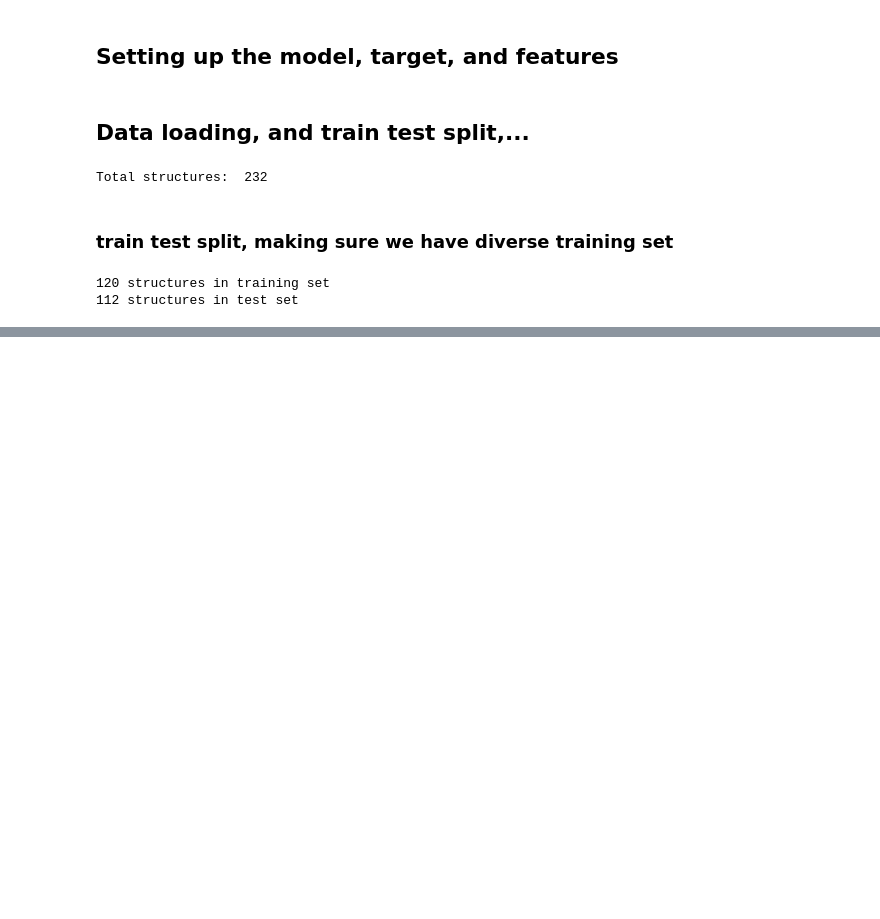
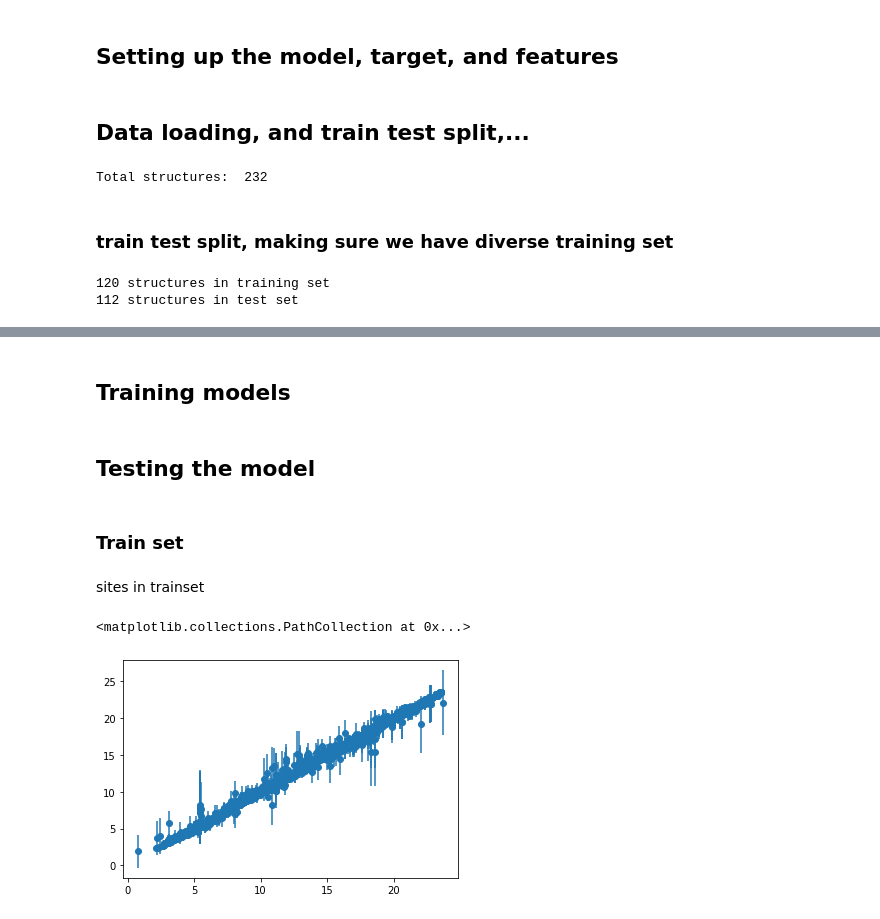
Before and after one commit to SeyedMohamadMoosavi/tools-cp-porousmat, a Jupyter notebook: examples/example_ML_training.ipynb, the cells around one changed output, grey strips where cells are left out. Drawn from its saved outputs; the diff is of its cells as text; code cells hidden in the pictures; blank space fills up the shorter version.

Commit message:
debug prediction ensemble + examples

```diff
--- a/examples/example_ML_training.ipynb
+++ b/examples/example_ML_training.ipynb
@@ -25,6 +29,7 @@ warnings.filterwarnings('ignore')
 
 FEATURES = cv_features
 TARGET = 'pCv_300.00'
+temperature="300.00"
 # %%
 def xgb_model(best_params, X, FEATURES, TARGET):
     pipe_xgb = Pipeline(
@@ -110,0 +110,29 @@ df_features.head()
+# %% [markdown]
+## Training models
+# %%
+models = []
+for i,X in enumerate(Xs):
+    model = xgb_model(xgb_hyperparams, X, FEATURES, TARGET)
+    models.append(model)
+p = pathlib.Path("ensemble_models_{}/{}".format(flag,temperature))
+p.mkdir(parents=True, exist_ok=True)
+for i,model in enumerate(models):
+    joblib.dump(model,"ensemble_models_{}/{}/model_{}".format(flag,temperature,i))
+# %% [markdown]
+## Testing the model
+# %% [markdown]
+### Train set
+# %% [markdown]
+sites in trainset
+# %%
+predictions = []
+for model in models:
+    prediction = model.predict(df_train_stratified[FEATURES])
+    predictions.append(prediction)
+
+predictions = np.array(predictions)
+plt.errorbar(df_train_stratified[TARGET],np.mean(predictions,axis = 0), yerr=np.std(predictions,axis = 0), linestyle="None")
+plt.scatter(df_train_stratified[TARGET],np.mean(predictions,axis = 0))
+# %% [output]
+<matplotlib.collections.PathCollection at 0x...>
+[figure, added]
```
Also changed, not shown: parts of 12 cells of this notebook, 8 other files.
